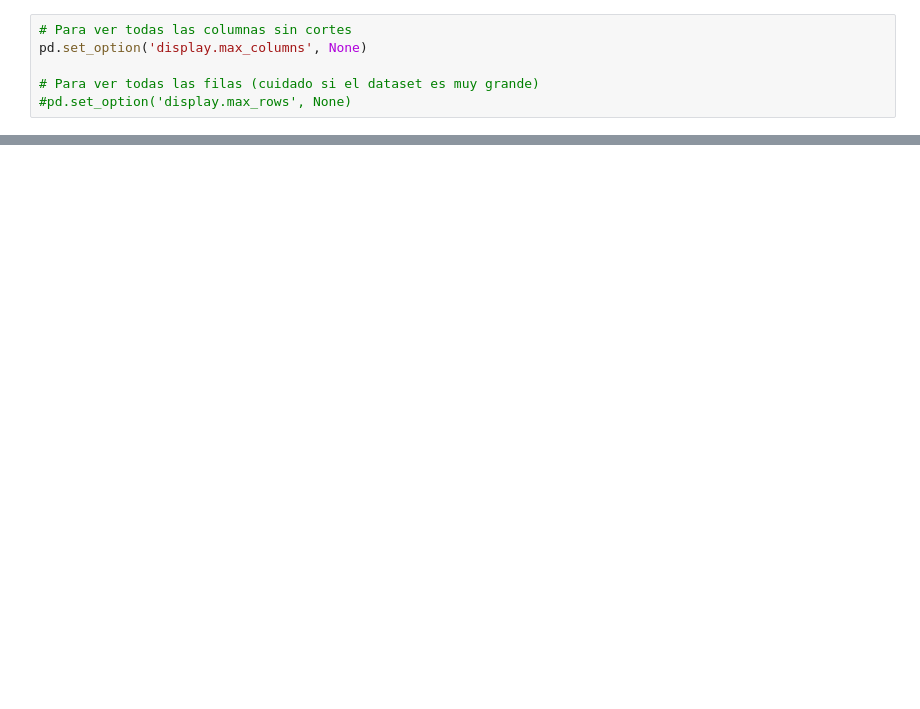
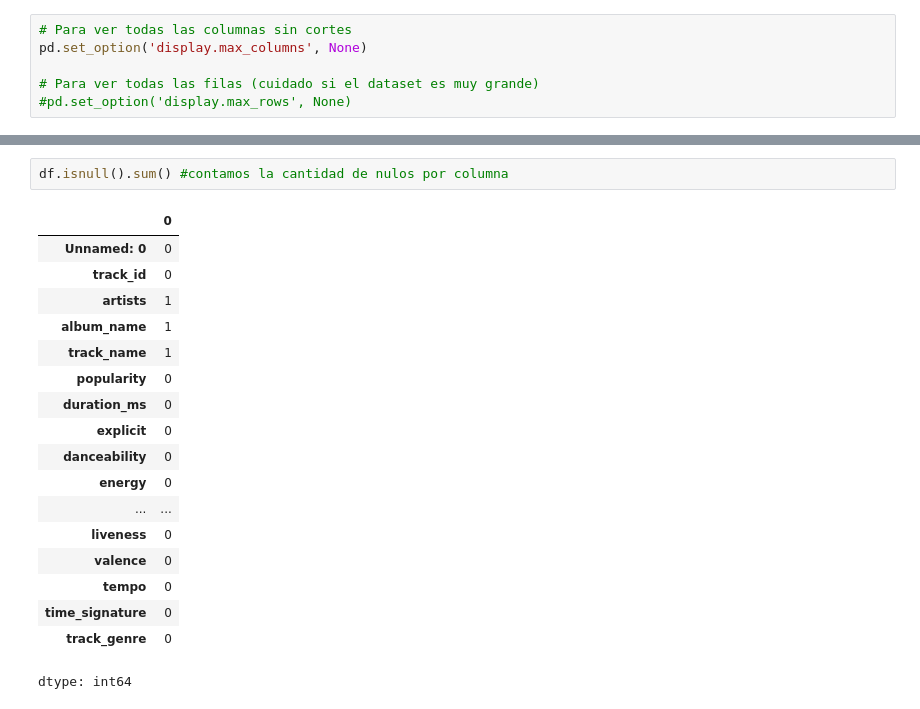
Before and after one commit to fernandovidalnn/evaluacion_1_mineria_datos, a Jupyter notebook: ev1_mineria.ipynb, the cells around one changed output, grey strips where cells are left out. Saved outputs shown, nothing was run; the diff lists cells and outputs as text; blank space fills up the shorter version.

```diff
--- a/ev1_mineria.ipynb
+++ b/ev1_mineria.ipynb
@@ -24,0 +63,21 @@ df.head()
+# %%
+df.isnull().sum() #contamos la cantidad de nulos por columna
+# %% [output]
+|  | 0 |
+| Unnamed: 0 | 0 |
+| track_id | 0 |
+| artists | 1 |
+| album_name | 1 |
+| track_name | 1 |
+| popularity | 0 |
+| duration_ms | 0 |
+| explicit | 0 |
+| danceability | 0 |
+| energy | 0 |
+| ... | ... |
+| liveness | 0 |
+| valence | 0 |
+| tempo | 0 |
+| time_signature | 0 |
+| track_genre | 0 |
+dtype: int64
```
Also changed, not shown: parts of 18 cells of this notebook.
